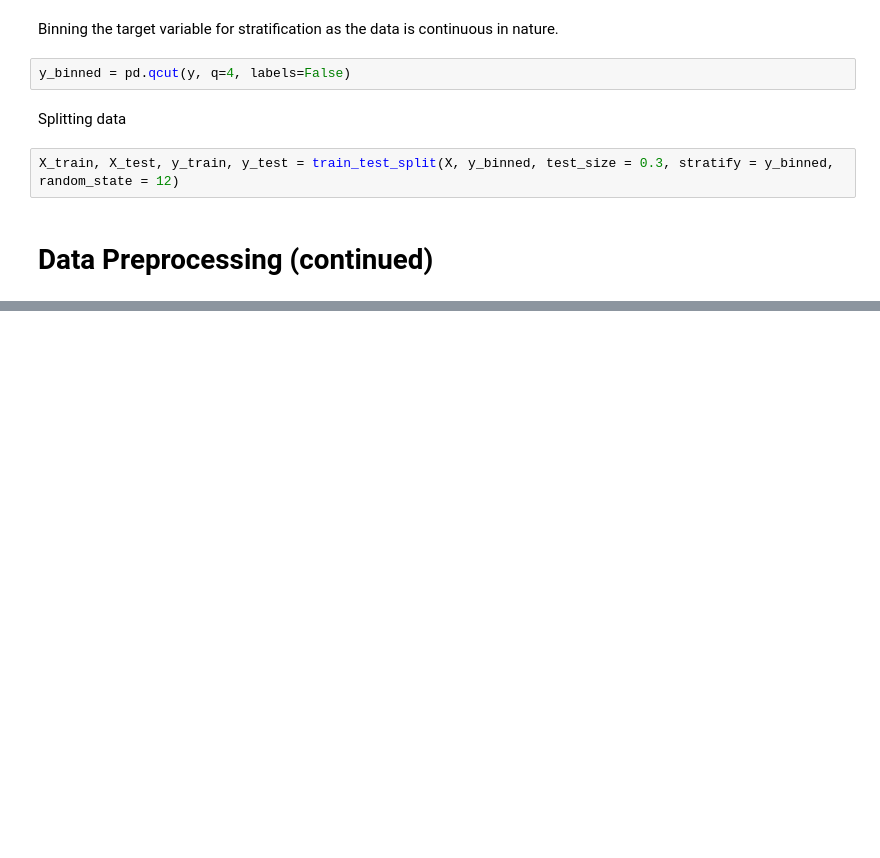
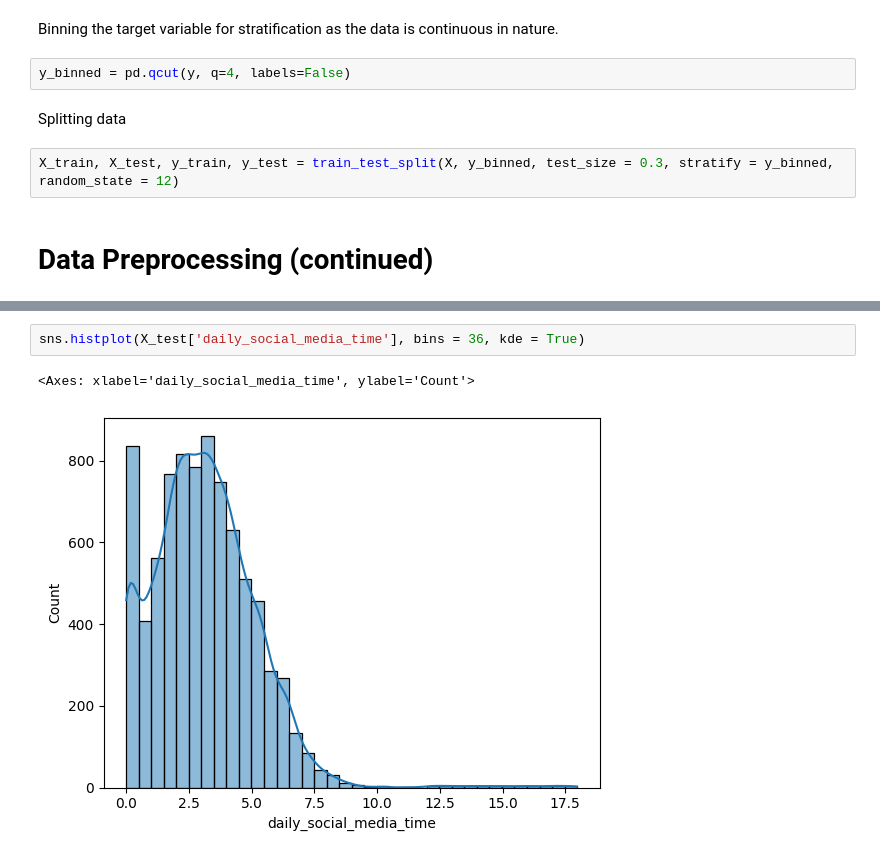
Before and after one commit to Krounosity/Social_Prod, a Jupyter notebook: analysis.ipynb, the cells around one changed output, grey strips where cells are left out. Saved outputs shown, nothing was run; the diff lists cells and outputs as text; blank space fills up the shorter version.

```diff
--- a/analysis.ipynb
+++ b/analysis.ipynb
@@ -243,0 +305,5 @@ X_train, X_test, y_train, y_test = train_test_split(X, y_binned, test_size = 0.3
+# %%
+sns.histplot(X_test['daily_social_media_time'], bins = 36, kde = True)
+# %% [output]
+<Axes: xlabel='daily_social_media_time', ylabel='Count'>
+[figure, added]
```
Also changed, not shown: parts of 20 cells of this notebook.
